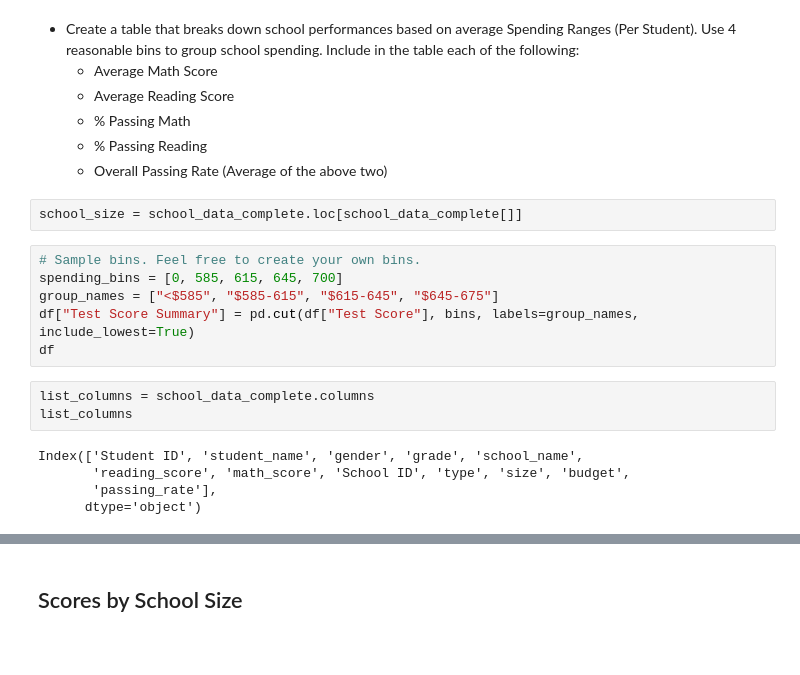
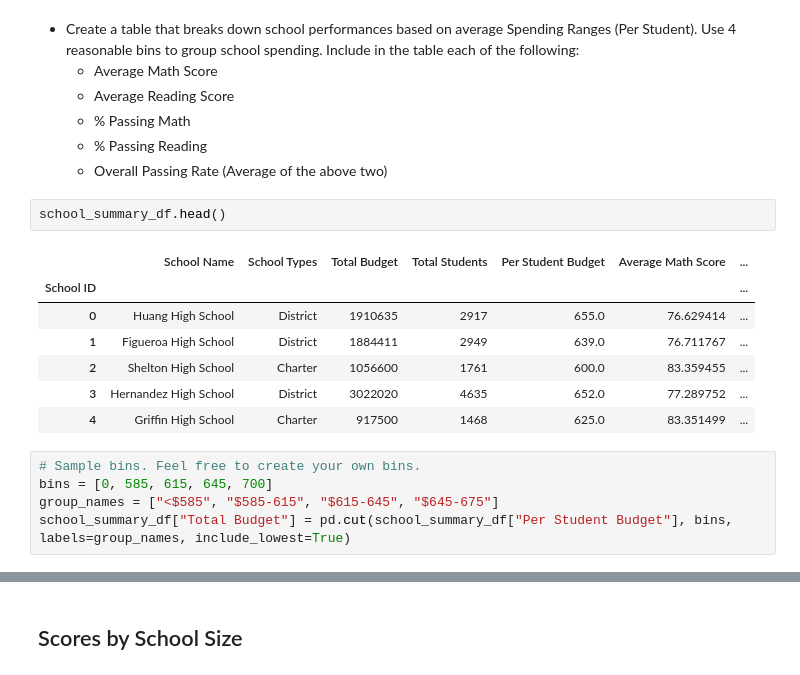
Before and after one commit to bsitati/School-District-Data-Analysis, a Jupyter notebook: PyCitySchools/PyCitySchools_starter.ipynb, the cells around one changed output, grey strips where cells are left out. Saved outputs shown, nothing was run; the diff lists cells and outputs as text; blank space fills up the shorter version.

```diff
--- a/PyCitySchools/PyCitySchools_starter.ipynb
+++ b/PyCitySchools/PyCitySchools_starter.ipynb
@@ -389,19 +588,18 @@ scores_by_grade
   * % Passing Math
   * % Passing Reading
   * Overall Passing Rate (Average of the above two)
-# %%
-school_size = school_data_complete.loc[school_data_complete[]]
+# %%
+school_summary_df.head()
+# %% [output]
+|  | School Name | School Types | Total Budget | Total Students | Per Student Budget | Average Math Score | ... |
+| School ID |  |  |  |  |  |  | ... |
+| 0 | Huang High School | District | 1910635 | 2917 | 655.0 | 76.629414 | ... |
+| 1 | Figueroa High School | District | 1884411 | 2949 | 639.0 | 76.711767 | ... |
+| 2 | Shelton High School | Charter | 1056600 | 1761 | 600.0 | 83.359455 | ... |
+| 3 | Hernandez High School | District | 3022020 | 4635 | 652.0 | 77.289752 | ... |
+| 4 | Griffin High School | Charter | 917500 | 1468 | 625.0 | 83.351499 | ... |
 # %%
 # Sample bins. Feel free to create your own bins.
-spending_bins = [0, 585, 615, 645, 700]
+bins = [0, 585, 615, 645, 700]
 group_names = ["<$585", "$585-615", "$615-645", "$645-675"]
-df["Test Score Summary"] = pd.cut(df["Test Score"], bins, labels=group_names, include_lowest=True)
-df
+school_summary_df["Total Budget"] = pd.cut(school_summary_df["Per Student Budget"], bins, labels=group_names, include_lowest=True)
-# %%
-list_columns = school_data_complete.columns
-list_columns
-# %% [output]
-Index(['Student ID', 'student_name', 'gender', 'grade', 'school_name',
-       'reading_score', 'math_score', 'School ID', 'type', 'size', 'budget',
-       'passing_rate'],
-      dtype='object')
```
Also changed, not shown: parts of 43 cells of this notebook.
